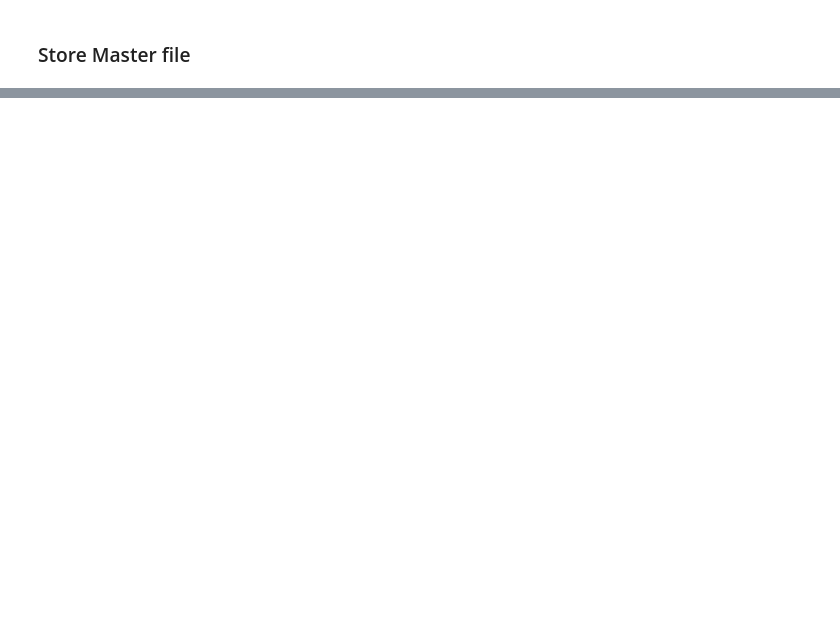
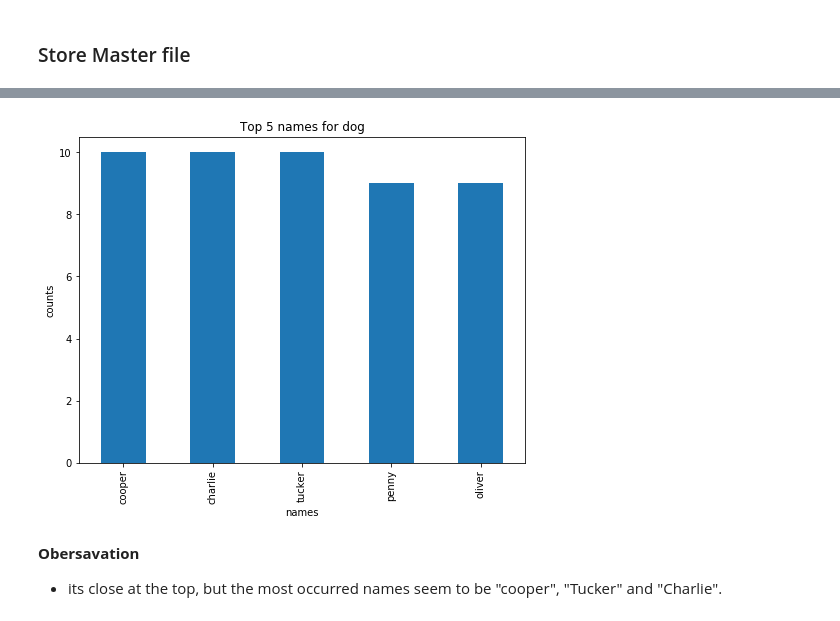
Before and after one commit to UltraViolentLight/Wrangle-We-Rate-Dogs, a Jupyter notebook: wrangle_act.ipynb, the cells around one changed output, grey strips where cells are left out. Saved outputs shown, nothing was run; the diff lists cells and outputs as text; code cells hidden in the pictures; blank space fills up the shorter version.

```diff
--- a/wrangle_act.ipynb
+++ b/wrangle_act.ipynb
@@ -533,0 +622,10 @@ df.to_csv('result/twitter_archive_master.csv', index = False)
+# %%
+df['name'].value_counts()[0:5].plot(kind= 'bar', figsize = (8,6))
+plt.title('Top 5 names for dog')
+plt.xlabel('names')
+plt.ylabel('counts');
+# %% [output]
+[figure, added]
+# %% [markdown]
+**Obersavation**
+- its close at the top, but the most occurred names seem to be "cooper", "Tucker" and "Charlie".
```
Also changed, not shown: parts of 39 cells of this notebook, 2 other files.
